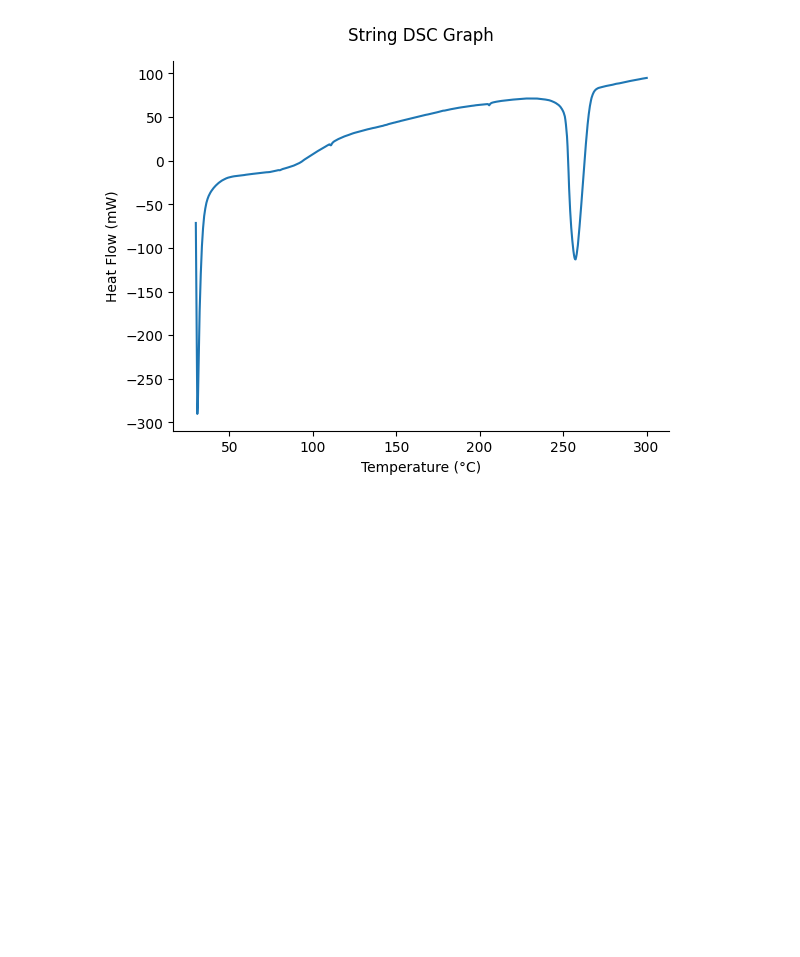
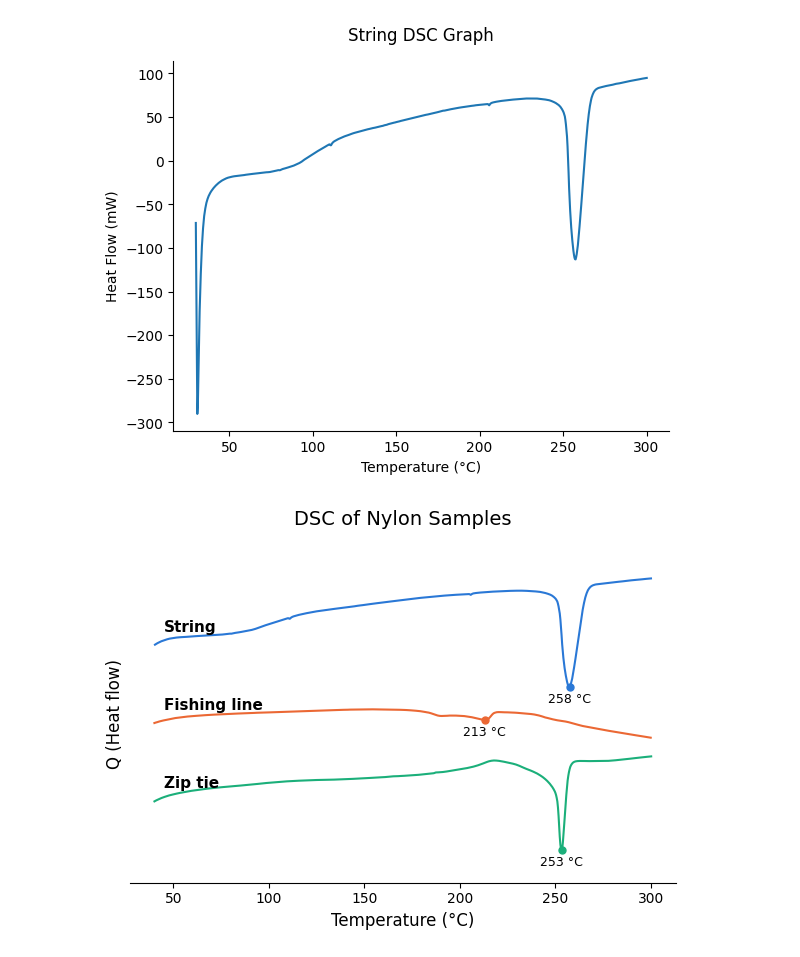
Before and after one commit to NethKuru/CHE-329-Physical-Chemistry-Lab, a Jupyter notebook: Lab01-Polyermer_Characterization_/Visualization.ipynb, the cells around one changed output. Cells and saved outputs as stored; diff of their text form; code cells hidden in the pictures; blank space fills up the shorter version.

```diff
--- a/Lab01-Polyermer_Characterization_/Visualization.ipynb
+++ b/Lab01-Polyermer_Characterization_/Visualization.ipynb
@@ -161,4 +193,47 @@ ax.spines[["top", "right"]].set_visible(False)
 plt.show()
 # %% [output]
 [figure]
+# %%
+samples = [
+    ("$String",       "String",       230, 280),
+    ("$Fishing line", "Fishing line", 200, 225),
+    ("$Ziptie",       "Zip tie",      230, 280),
+]
+colors = ["#2a78d6", "#eb6834", "#1baf7a"]
+OFFSET = 150
+
+fig, ax = plt.subplots(figsize=(6, 4.5))
+
+n = len(samples)
+for i, (name, label, low, high) in enumerate(samples):
+    d = load_DSC(name)
+    d = d[d["T"] > 40]
+    shift = (n - 1 - i) * OFFSET
+    y = d["Q"] - d["Q"].iloc[0] + shift
+    ax.plot(d["T"], y, color=colors[i], lw=1.5)
+
+    in_window = (d["T"] > low) & (d["T"] < high)
+    dip = y[in_window].idxmin()
+    tm = d["T"][dip]
+    ax.plot(tm, y[dip], "o", color=colors[i], ms=5)
+    ax.text(tm, y[dip] - 12, f"{tm:.0f} °C", ha="center", va="top", fontsize=9)
+
+    ax.text(45, shift + 25, label, fontsize=11, fontweight="bold")
+
+ax.set_xlabel("Temperature (°C)", fontsize=12)
+ax.set_ylabel("Q (Heat flow)", fontsize=12)
+ax.set_title("DSC of Nylon Samples", fontsize=14, pad=15)
+ax.set_yticks([])
+ax.spines[["top", "right", "left"]].set_visible(False)
+ax.margins(y=0.12)
+
+plt.tight_layout()
+plt.savefig("stacked_dsc_nylon.png", dpi=300)
+plt.show()
+
+
+## String and Ziptie  = Nylon 6,6 or Nylon 11 & 12
+## Fishing line = Nylon Nylon 11 & 12
+# %% [output]
+[figure, added]
 # %%
```
Also changed, not shown: parts of 5 cells of this notebook, 1 other file.
